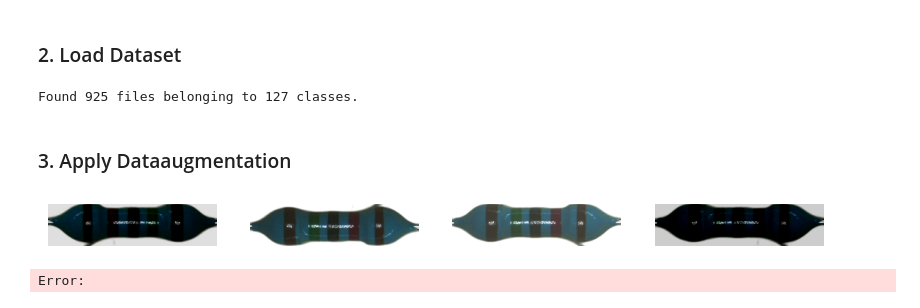
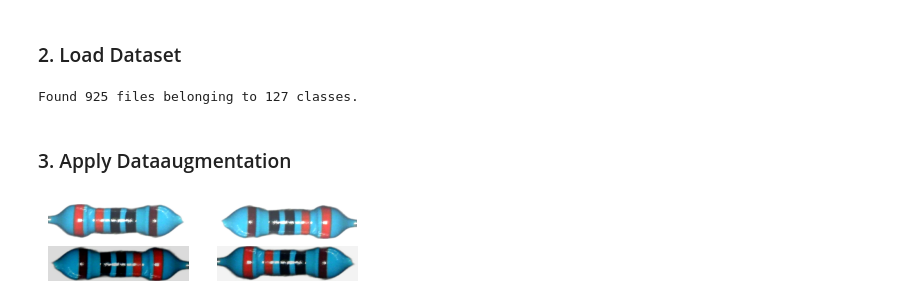
Before and after one commit to killphil/resistor_machinelearning, a Jupyter notebook: data_augmentation.ipynb, the cells around one changed output. Cells and saved outputs as stored; diff of their text form; code cells hidden in the pictures.

Commit message:
updated data_augmentation

```diff
--- a/data_augmentation.ipynb
+++ b/data_augmentation.ipynb
@@ -35,14 +37,12 @@ Found 925 files belonging to 127 classes.
 ### 3. Apply Dataaugmentation
 # %%
 for image, _ in train_ds.take(1):
-  plt.figure(figsize=(10, 1))
+  plt.figure(figsize=(4, 1))
   first_image = image[0]
   for i in range(4):
-    ax = plt.subplot(1, 4, i + 1)
+    ax = plt.subplot(2, 2, i + 1)
     augmented_image = data_augmentation(tf.expand_dims(first_image, 0))
     plt.imshow(augmented_image[0] / 255)
     plt.axis('off')
-    plt.savefig('data_augmentation.png',bbox_inches='tight')
 # %% [output]
-[figure, old version]
+[figure, new version]
-Error:
```
Also changed, not shown: parts of 1 cell of this notebook, 1 other file.
